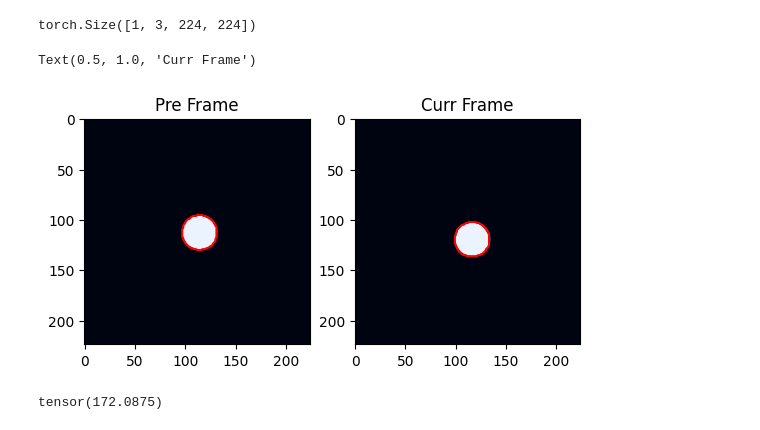
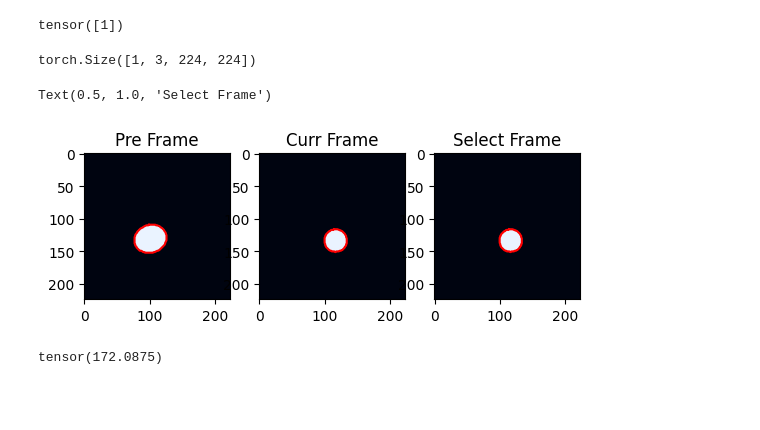
Before and after one commit to wcbup/VOS_boundary_tracking, a Jupyter notebook: train.ipynb, the cells around one changed output. Drawn from its saved outputs; the diff is of its cells as text; code cells hidden in the pictures; blank space fills up the shorter version.

Commit message:
Add new datasets and preprocess functions

```diff
--- a/train.ipynb
+++ b/train.ipynb
@@ -34,30 +34,40 @@ Sun Mar  3 16:40:31 2024
 +-----------------------------------------------------------------------------------------+
 # %%
-# data_set = BallDataset()
-data_set = BallDataset("ellipse/uniform_samples_80.json")
+data_set = BallDataset()
+# data_set = BallDataset("ellipse/uniform_samples_80.json")
 # data_set = DAVIS_Seq2(is_one_video=True)
+# test_set = Balltest("ellipse/uniform_samples_80.json")
+test_set = Balltest()
 
 batch_size = 1
 data_loader = DataLoader(data_set, batch_size=batch_size, shuffle=True, num_workers=4)
 # %%
-pre_frame, curr_frame, pre_boundary, curr_boundary = next(iter(data_loader))
+pre_frame, curr_frame, pre_boundary, curr_boundary, idx = next(iter(data_loader))
+# %%
+idx
+# %% [output]
+tensor([1])
 # %%
 pre_frame.shape
 # %% [output]
 torch.Size([1, 3, 224, 224])
 # %%
 index = 0
-plt.subplot(1, 2, 1)
+plt.subplot(1, 3, 1)
 plt.imshow(normalize_image(pre_frame[index].permute(1, 2, 0)))
 plt.plot(pre_boundary[index][:, 0], pre_boundary[index][:, 1], 'r')
 plt.title('Pre Frame')
-plt.subplot(1, 2, 2)
+plt.subplot(1, 3, 2)
 plt.imshow(normalize_image(curr_frame[index].permute(1, 2, 0)))
 plt.plot(curr_boundary[index][:, 0], curr_boundary[index][:, 1], 'r')
 plt.title('Curr Frame')
+plt.subplot(1, 3, 3)
+plt.imshow(normalize_image(test_set[idx][0].permute(1, 2, 0)))
+plt.plot(curr_boundary[index][:, 0], curr_boundary[index][:, 1], 'r')
+plt.title('Select Frame')
 # %% [output]
-Text(0.5, 1.0, 'Curr Frame')
+Text(0.5, 1.0, 'Select Frame')
-[figure, old version]
+[figure, new version]
 # %%
 model = Model()
 # %%
```
Also changed, not shown: parts of 3 cells of this notebook, 1 other file.
